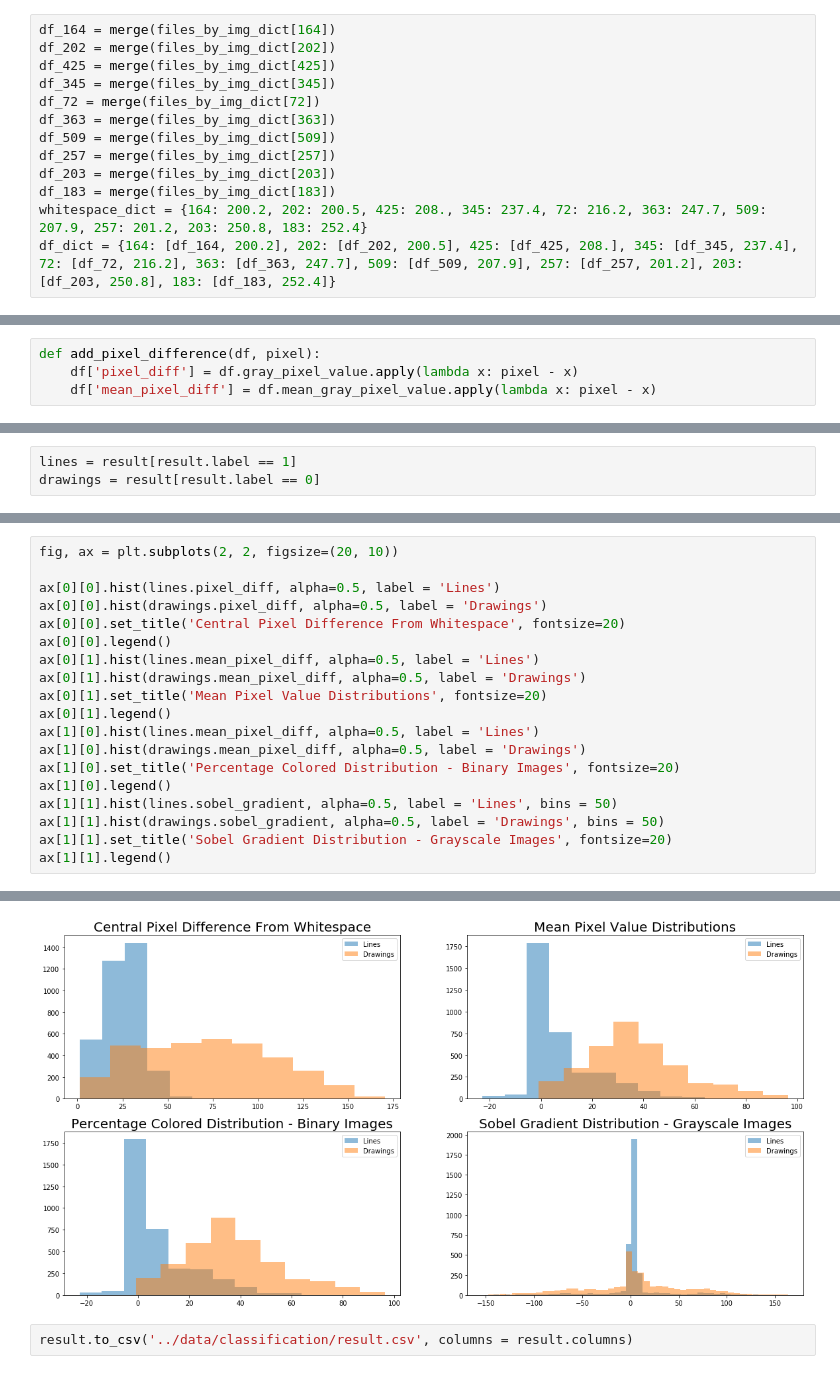
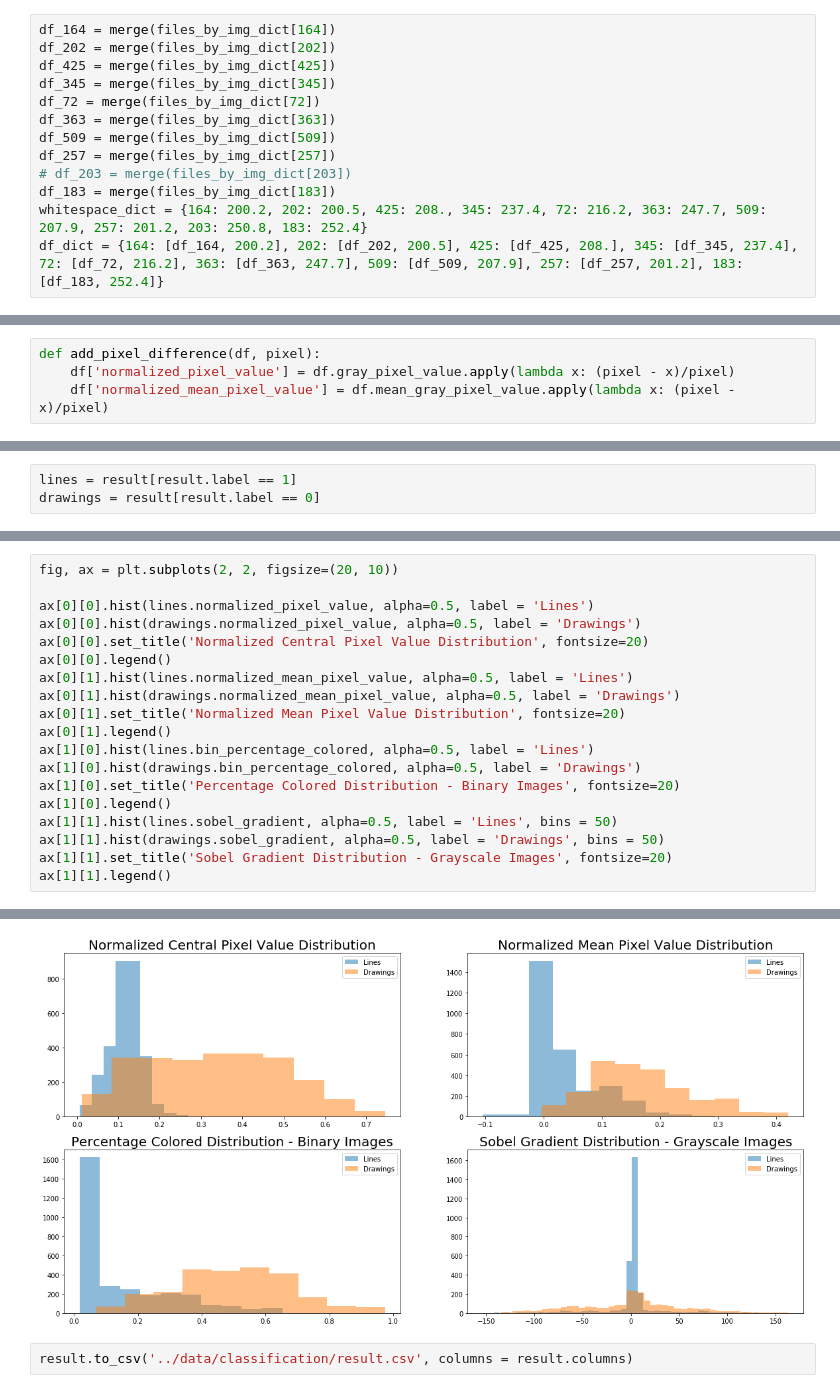
Before and after one commit to reiffd7/line_remover_, a Jupyter notebook: notebooks/df_explorer.ipynb, the cells around one changed output, grey strips where cells are left out. Saved outputs shown, nothing was run; the diff lists cells and outputs as text.

```diff
--- a/notebooks/df_explorer.ipynb
+++ b/notebooks/df_explorer.ipynb
@@ -73,7 +75,7 @@ df_72 = merge(files_by_img_dict[72])
 df_363 = merge(files_by_img_dict[363])
 df_509 = merge(files_by_img_dict[509])
 df_257 = merge(files_by_img_dict[257])
-df_203 = merge(files_by_img_dict[203])
+# df_203 = merge(files_by_img_dict[203])
 df_183 = merge(files_by_img_dict[183])
 whitespace_dict = {164: 200.2, 202: 200.5, 425: 208., 345: 237.4, 72: 216.2, 363: 247.7, 509: 207.9, 257: 201.2, 203: 250.8, 183: 252.4}
-df_dict = {164: [df_164, 200.2], 202: [df_202, 200.5], 425: [df_425, 208.], 345: [df_345, 237.4], 72: [df_72, 216.2], 363: [df_363, 247.7], 509: [df_509, 207.9], 257: [df_257, 201.2], 203: [df_203, 250.8], 183: [df_183, 252.4]}
+df_dict = {164: [df_164, 200.2], 202: [df_202, 200.5], 425: [df_425, 208.], 345: [df_345, 237.4], 72: [df_72, 216.2], 363: [df_363, 247.7], 509: [df_509, 207.9], 257: [df_257, 201.2], 183: [df_183, 252.4]}
@@ -80,7 +94,7 @@ df_dict = {164: [df_164, 200.2], 202: [df_202, 200.5], 425: [df_425, 208.], 345:
 # %%
 def add_pixel_difference(df, pixel):
-    df['pixel_diff'] = df.gray_pixel_value.apply(lambda x: pixel - x)
-    df['mean_pixel_diff'] = df.mean_gray_pixel_value.apply(lambda x: pixel - x)
+    df['normalized_pixel_value'] = df.gray_pixel_value.apply(lambda x: (pixel - x)/pixel)
+    df['normalized_mean_pixel_value'] = df.mean_gray_pixel_value.apply(lambda x: (pixel - x)/pixel)
 # %%
 for key, item in df_dict.items():
     add_pixel_difference(item[0], item[1])
@@ -119,25 +149,25 @@ ax[1][1].legend()
 # %%
 fig, ax = plt.subplots(2, 2, figsize=(20, 10))
 
-ax[0][0].hist(lines.pixel_diff, alpha=0.5, label = 'Lines')
-ax[0][0].hist(drawings.pixel_diff, alpha=0.5, label = 'Drawings')
-ax[0][0].set_title('Central Pixel Difference From Whitespace', fontsize=20)
+ax[0][0].hist(lines.normalized_pixel_value, alpha=0.5, label = 'Lines')
+ax[0][0].hist(drawings.normalized_pixel_value, alpha=0.5, label = 'Drawings')
+ax[0][0].set_title('Normalized Central Pixel Value Distribution', fontsize=20)
 ax[0][0].legend()
-ax[0][1].hist(lines.mean_pixel_diff, alpha=0.5, label = 'Lines')
-ax[0][1].hist(drawings.mean_pixel_diff, alpha=0.5, label = 'Drawings')
-ax[0][1].set_title('Mean Pixel Value Distributions', fontsize=20)
+ax[0][1].hist(lines.normalized_mean_pixel_value, alpha=0.5, label = 'Lines')
+ax[0][1].hist(drawings.normalized_mean_pixel_value, alpha=0.5, label = 'Drawings')
+ax[0][1].set_title('Normalized Mean Pixel Value Distribution', fontsize=20)
 ax[0][1].legend()
-ax[1][0].hist(lines.mean_pixel_diff, alpha=0.5, label = 'Lines')
-ax[1][0].hist(drawings.mean_pixel_diff, alpha=0.5, label = 'Drawings')
+ax[1][0].hist(lines.bin_percentage_colored, alpha=0.5, label = 'Lines')
+ax[1][0].hist(drawings.bin_percentage_colored, alpha=0.5, label = 'Drawings')
 ax[1][0].set_title('Percentage Colored Distribution - Binary Images', fontsize=20)
 ax[1][0].legend()
 ax[1][1].hist(lines.sobel_gradient, alpha=0.5, label = 'Lines', bins = 50)
 ax[1][1].hist(drawings.sobel_gradient, alpha=0.5, label = 'Drawings', bins = 50)
 ax[1][1].set_title('Sobel Gradient Distribution - Grayscale Images', fontsize=20)
 ax[1][1].legend()
 # %% [output]
 <matplotlib.legend.Legend at 0x...>
-[figure, old version]
+[figure, new version]
 # %%
 result.to_csv('../data/classification/result.csv', columns = result.columns)
 # %%
```
Also changed, not shown: parts of 6 cells of this notebook, 14 other files.
